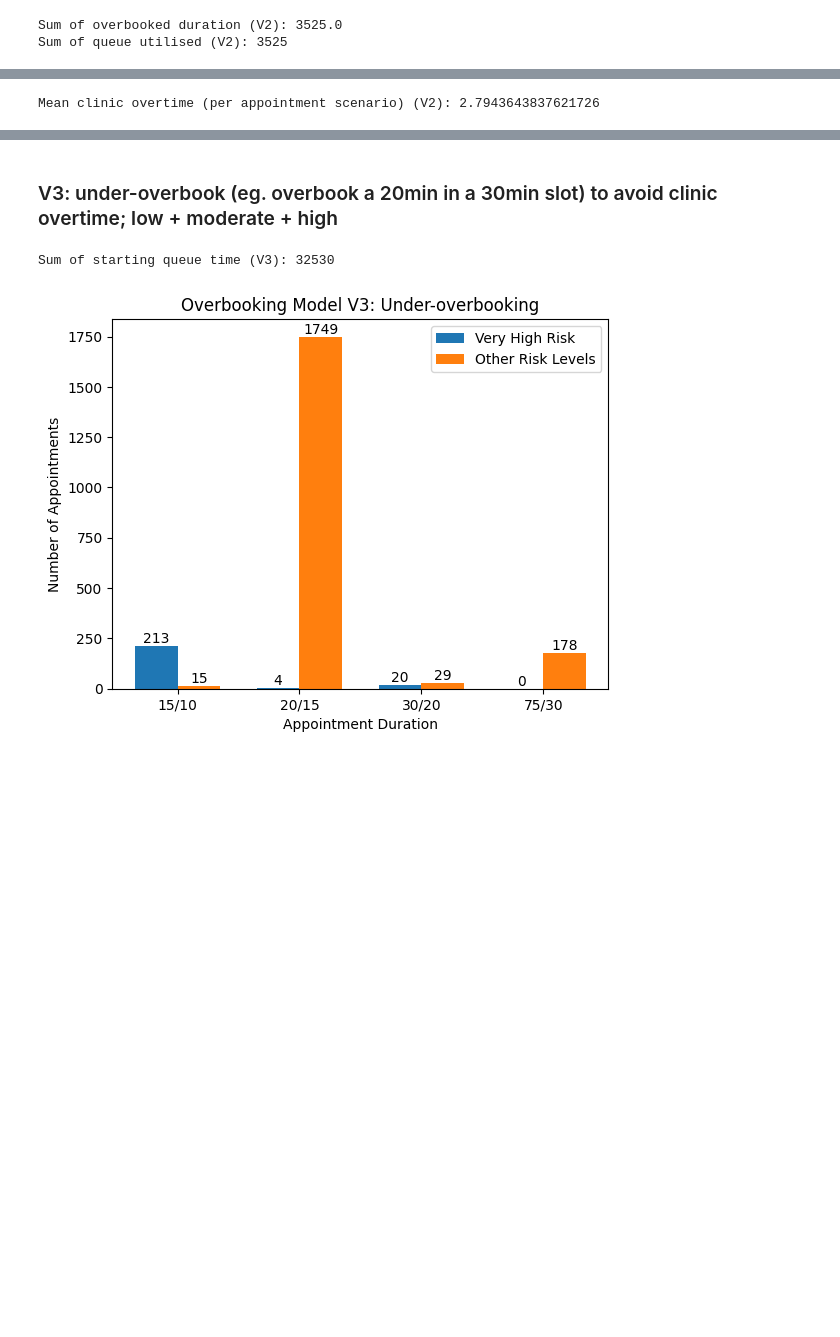
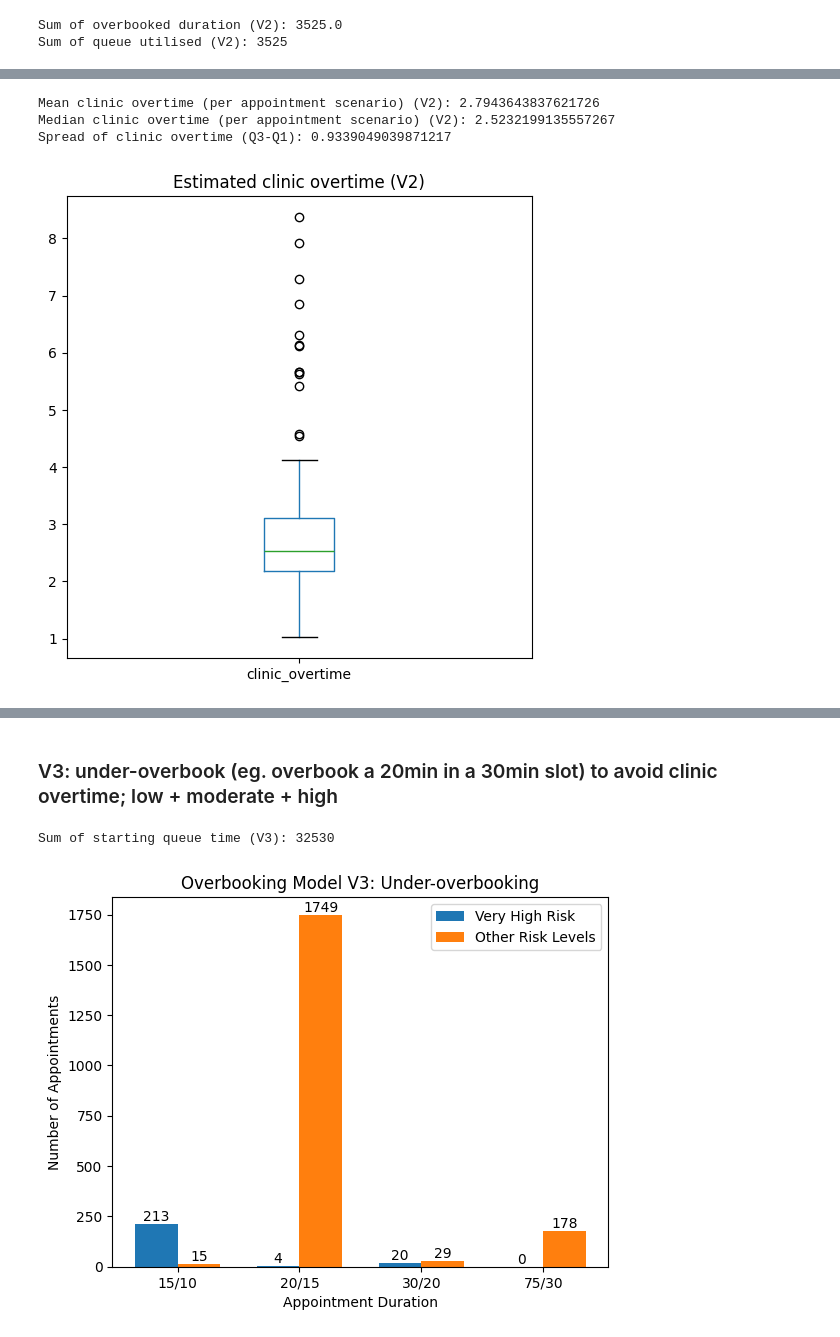
Before and after one commit to hallucinojenlee/hds_dna, a Jupyter notebook: scripts/overbooking_model.ipynb, the cells around one changed output, grey strips where cells are left out. Cells and saved outputs as stored; diff of their text form; code cells hidden in the pictures; blank space fills up the shorter version.

```diff
--- a/scripts/overbooking_model.ipynb
+++ b/scripts/overbooking_model.ipynb
@@ -556,8 +574,20 @@ Mean joint probability (V2): 0.08603446505987451
 # %%
 # Calculate estimated clinic overtime
 overbooked_df_v2["clinic_overtime"] = overbooked_df_v2["joint_probability"] * (overbooked_df_v2["appt_duration"]*2)
 
 # Calculate the mean clinic overtime
 print("Mean clinic overtime (per appointment scenario) (V2):", overbooked_df_v2["clinic_overtime"].mean())
+print("Median clinic overtime (per appointment scenario) (V2):", overbooked_df_v2["clinic_overtime"].median())
+
+# Quantiles - what you want is the spread (Q3-Q1) to be as small as possible
+print("Spread of clinic overtime (Q3-Q1):", overbooked_df_v2["clinic_overtime"].quantile(0.75) - overbooked_df_v2["clinic_overtime"].quantile(0.25))
+
+# Plot boxplot
+overbooked_df_v2.boxplot(column="clinic_overtime", figsize=(6, 6), grid=False)
+plt.title("Estimated clinic overtime (V2)")
+plt.show()
 # %% [output]
 Mean clinic overtime (per appointment scenario) (V2): 2.7943643837621726
+Median clinic overtime (per appointment scenario) (V2): 2.5232199135557267
+Spread of clinic overtime (Q3-Q1): 0.9339049039871217
+[figure, added]
```
Also changed, not shown: parts of 18 cells of this notebook, 1 other file.
